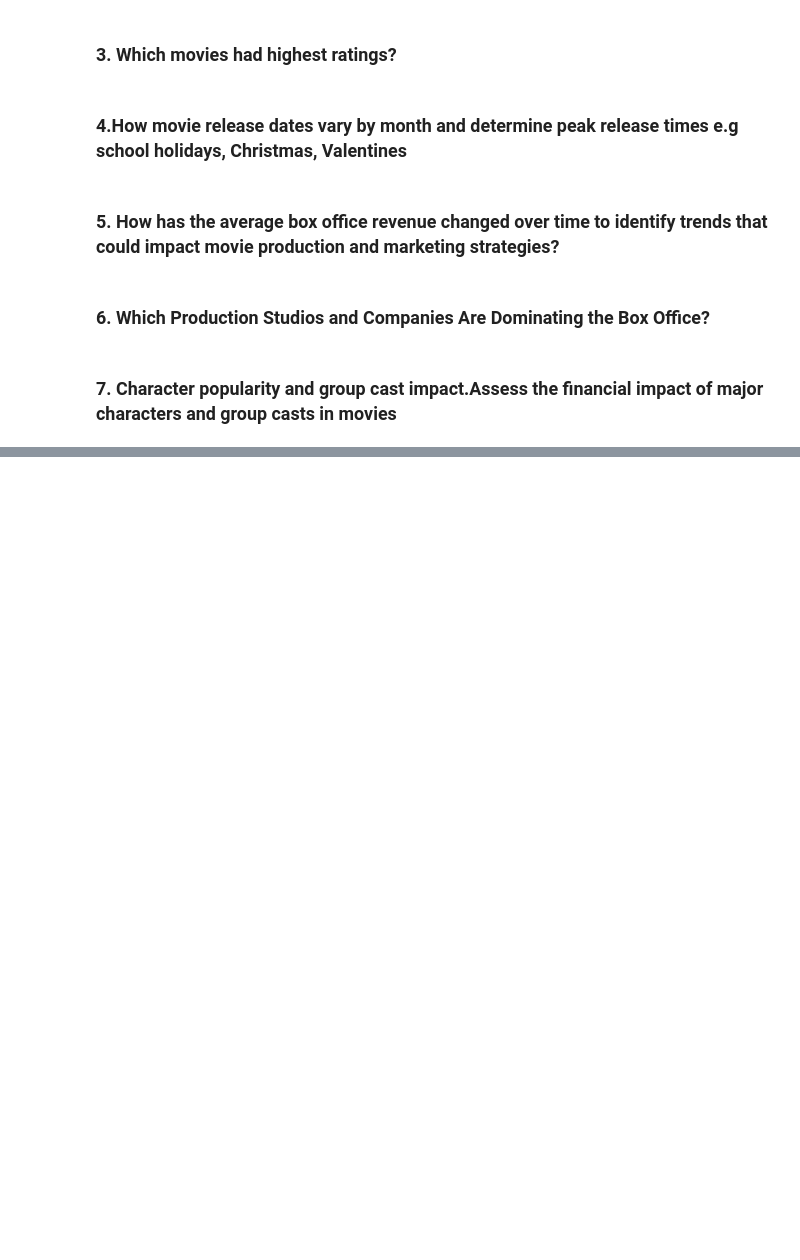
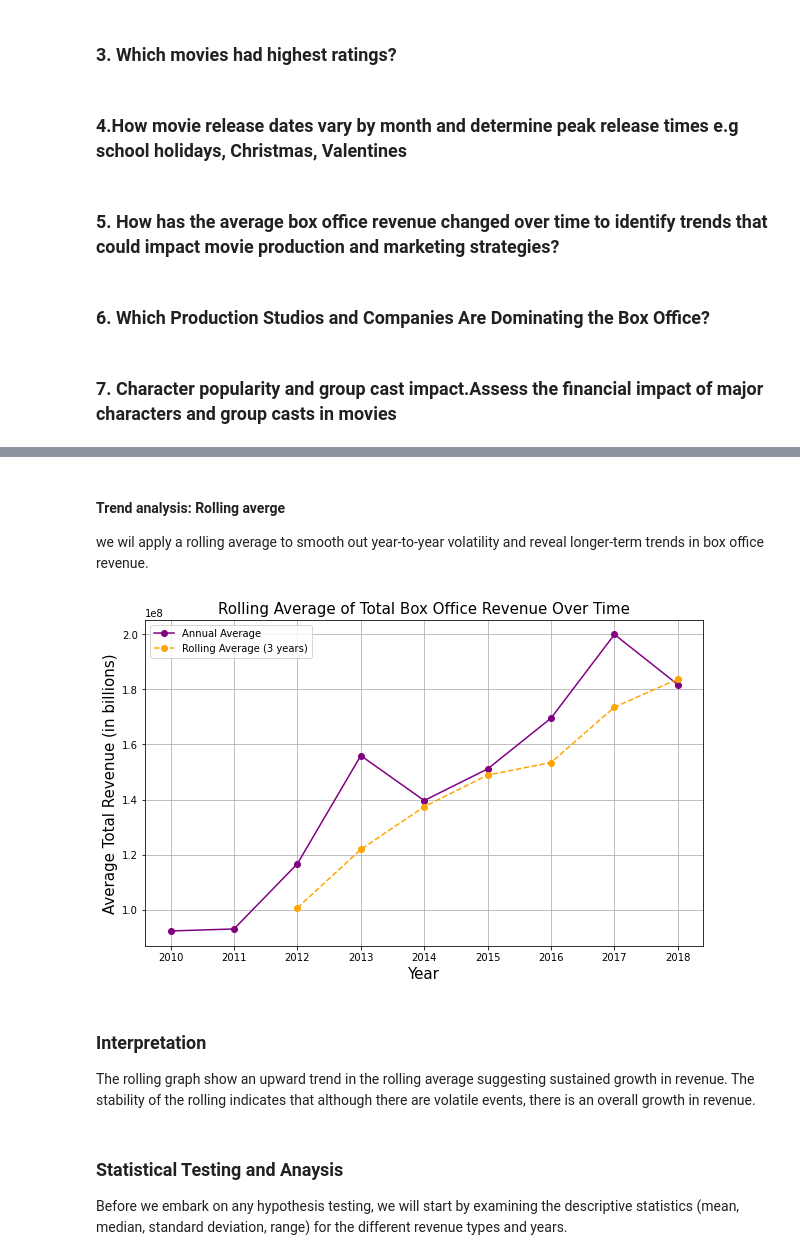
Before and after one commit to vnelima/Phase-2-Movie-project--Group-9, a Jupyter notebook: Student.ipynb, the cells around one changed output, grey strips where cells are left out. Cells and saved outputs as stored; diff of their text form; code cells hidden in the pictures; blank space fills up the shorter version.

```diff
--- a/Student.ipynb
+++ b/Student.ipynb
@@ -23,0 +274,24 @@ Our project will explore the major successful films in the industry today and ex
+# %% [markdown]
+#### Trend analysis: Rolling averge
+ we wil apply a rolling average to smooth out year-to-year volatility and reveal longer-term trends in box office revenue.
+# %%
+# 3-year rolling average
+avg_revenue_rolling = avg_revenue_by_year.rolling(window=3).mean()
+
+plt.figure(figsize=(10,6))
+avg_revenue_by_year.plot(label='Annual Average',marker='o', color='purple')
+avg_revenue_rolling.plot(label='Rolling Average (3 years)',marker='o', color='orange', linestyle='--')
+plt.title('Rolling Average of Total Box Office Revenue Over Time',fontsize=15)
+plt.xlabel('Year', fontsize=15)
+plt.ylabel('Average Total Revenue (in billions)', fontsize=15)
+plt.legend()
+plt.grid(True)
+plt.show()
+# %% [output]
+[figure, added]
+# %% [markdown]
+### Interpretation
+The rolling graph show an upward trend in the rolling average suggesting sustained growth in revenue. The stability of the rolling indicates that although there are volatile events, there is an overall growth in revenue.
+# %% [markdown]
+### Statistical Testing and Anaysis
+Before we embark on any hypothesis testing, we will start by examining the descriptive statistics (mean, median, standard deviation, range) for the different revenue types and years.
```
Also changed, not shown: parts of 47 cells of this notebook, 2 other files.
